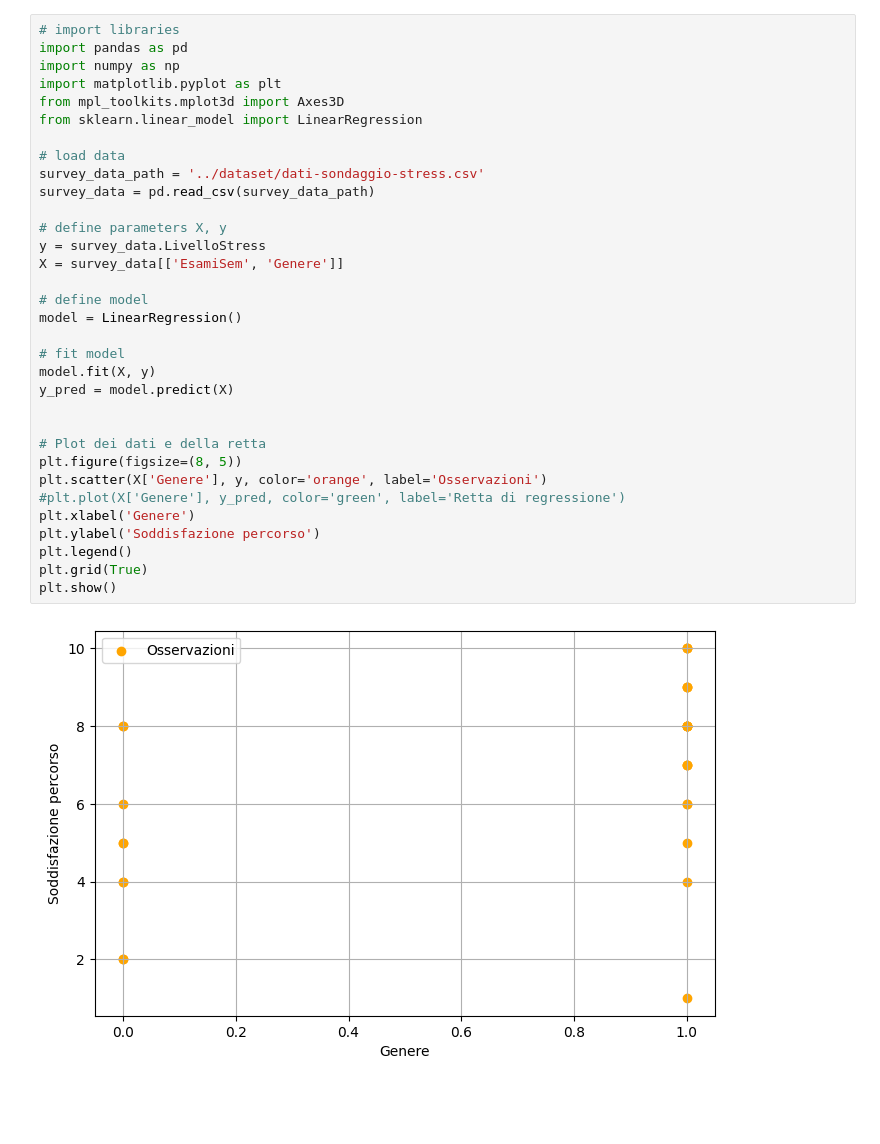
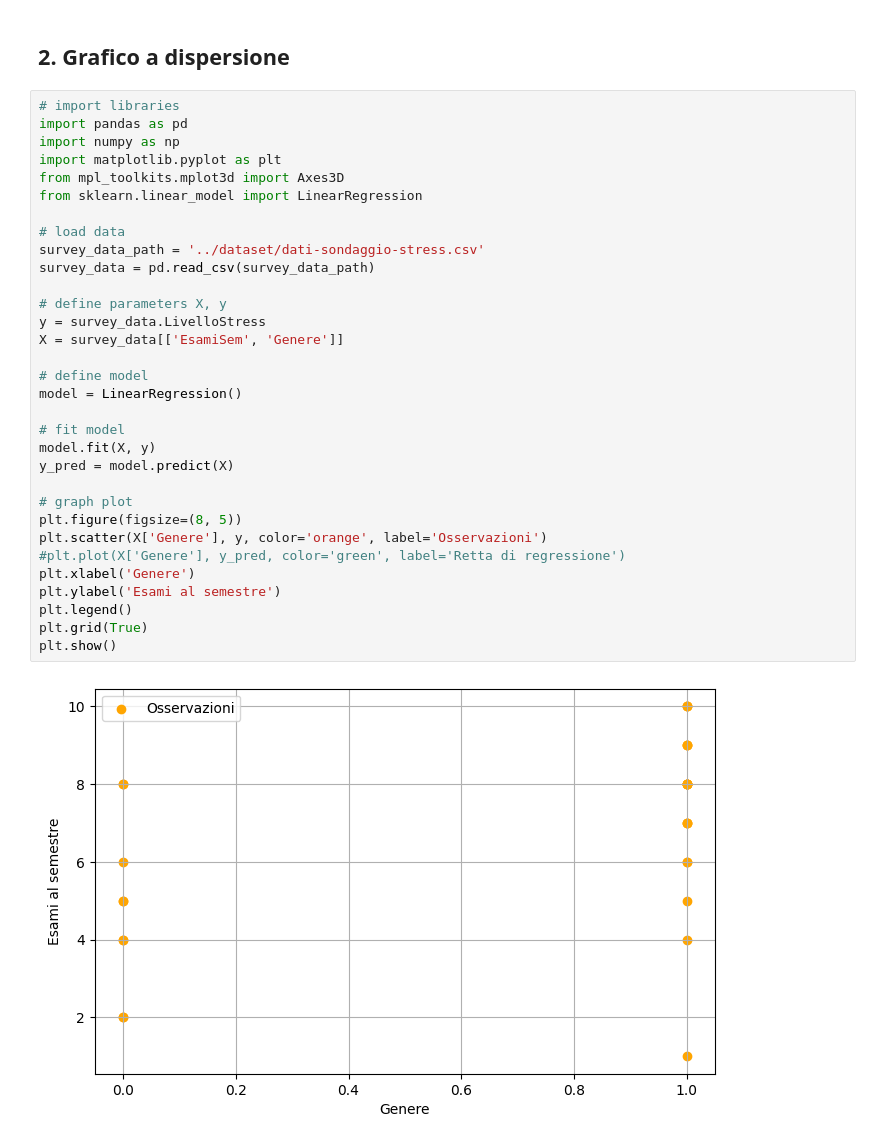
Before and after one commit to krssclaire/regression-model-exams-stress-study, a Jupyter notebook: notebook/reg-py-stress.ipynb, the cells around one changed output. Saved outputs shown, nothing was run; the diff lists cells and outputs as text; blank space fills up the shorter version.

```diff
--- a/notebook/reg-py-stress.ipynb
+++ b/notebook/reg-py-stress.ipynb
@@ -46,38 +66,39 @@ plt.legend()
 plt.show()
 # %% [output]
 [figure]
+# %% [markdown]
+## 2. Grafico a dispersione
 # %%
 # import libraries
 import pandas as pd
 import numpy as np
 import matplotlib.pyplot as plt
 from mpl_toolkits.mplot3d import Axes3D
 from sklearn.linear_model import LinearRegression
 
 # load data
 survey_data_path = '../dataset/dati-sondaggio-stress.csv'
 survey_data = pd.read_csv(survey_data_path)
 
 # define parameters X, y
 y = survey_data.LivelloStress
 X = survey_data[['EsamiSem', 'Genere']]
 
 # define model
 model = LinearRegression()
 
 # fit model
 model.fit(X, y)
 y_pred = model.predict(X)
 
-
-# Plot dei dati e della retta
+# graph plot
 plt.figure(figsize=(8, 5))
 plt.scatter(X['Genere'], y, color='orange', label='Osservazioni')
 #plt.plot(X['Genere'], y_pred, color='green', label='Retta di regressione')
 plt.xlabel('Genere')
-plt.ylabel('Soddisfazione percorso')
+plt.ylabel('Esami al semestre')
 plt.legend()
 plt.grid(True)
 plt.show()
 # %% [output]
-[figure, old version]
+[figure, new version]
```
Also changed, not shown: parts of 7 cells of this notebook, 3 other files.
